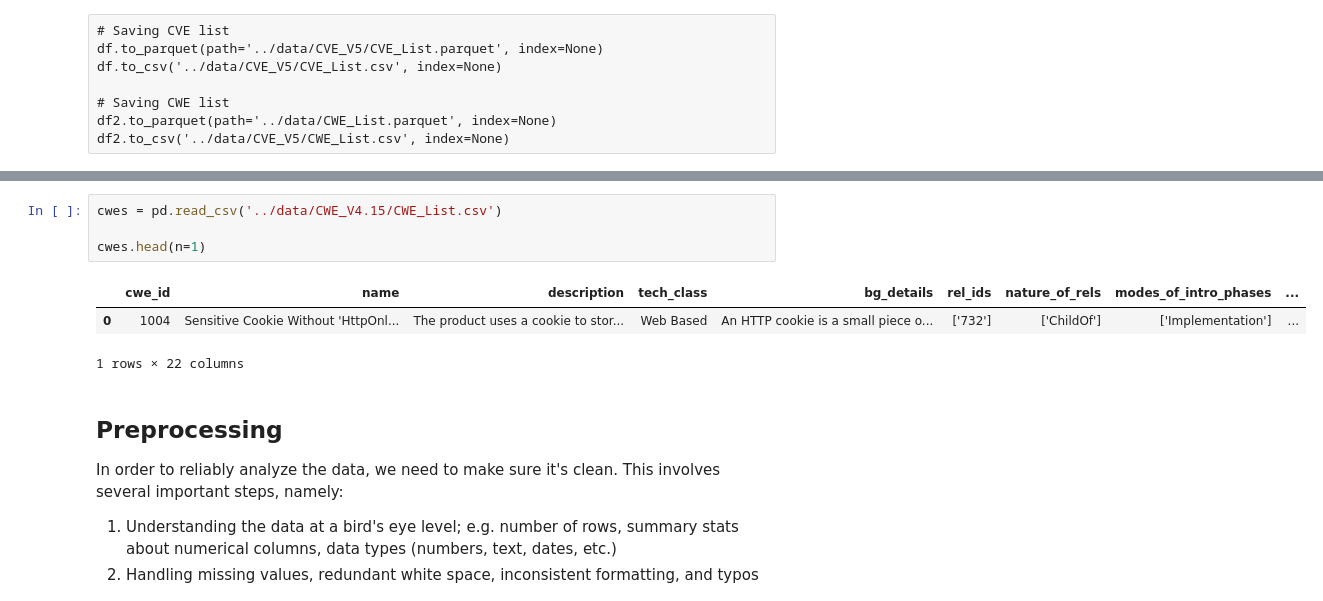
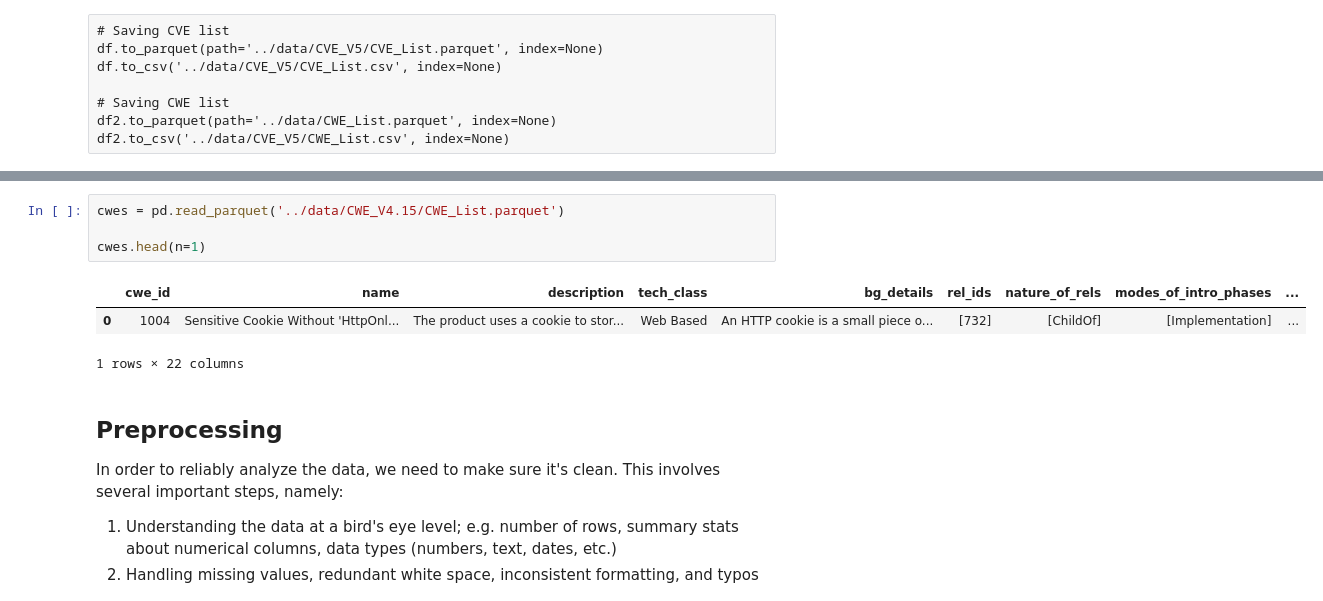
Before and after one commit to JBrocklyAnderson/practice-project, a Jupyter notebook: notebooks/APT_IoT_CVE_EDA.ipynb, the cells around one changed output, grey strips where cells are left out. Drawn from its saved outputs; the diff is of its cells as text.

```diff
--- a/notebooks/APT_IoT_CVE_EDA.ipynb
+++ b/notebooks/APT_IoT_CVE_EDA.ipynb
@@ -316,10 +317,10 @@ cves.head(n=1)
 # %%
-cwes = pd.read_csv('../data/CWE_V4.15/CWE_List.csv')
+cwes = pd.read_parquet('../data/CWE_V4.15/CWE_List.parquet')
 
 cwes.head(n=1)
 # %% [output]
 |  | cwe_id | name | description | tech_class | bg_details | rel_ids | nature_of_rels | modes_of_intro_phases | ... |
-| 0 | 1004 | Sensitive Cookie Without 'HttpOnl... | The product uses a cookie to stor... | Web Based | An HTTP cookie is a small piece o... | ['732'] | ['ChildOf'] | ['Implementation'] | ... |
+| 0 | 1004 | Sensitive Cookie Without 'HttpOnl... | The product uses a cookie to stor... | Web Based | An HTTP cookie is a small piece o... | [732] | [ChildOf] | [Implementation] | ... |
 1 rows × 22 columns
 # %% [markdown]
 ## Preprocessing
```
Also changed, not shown: parts of 30 cells of this notebook, 1 other file.
